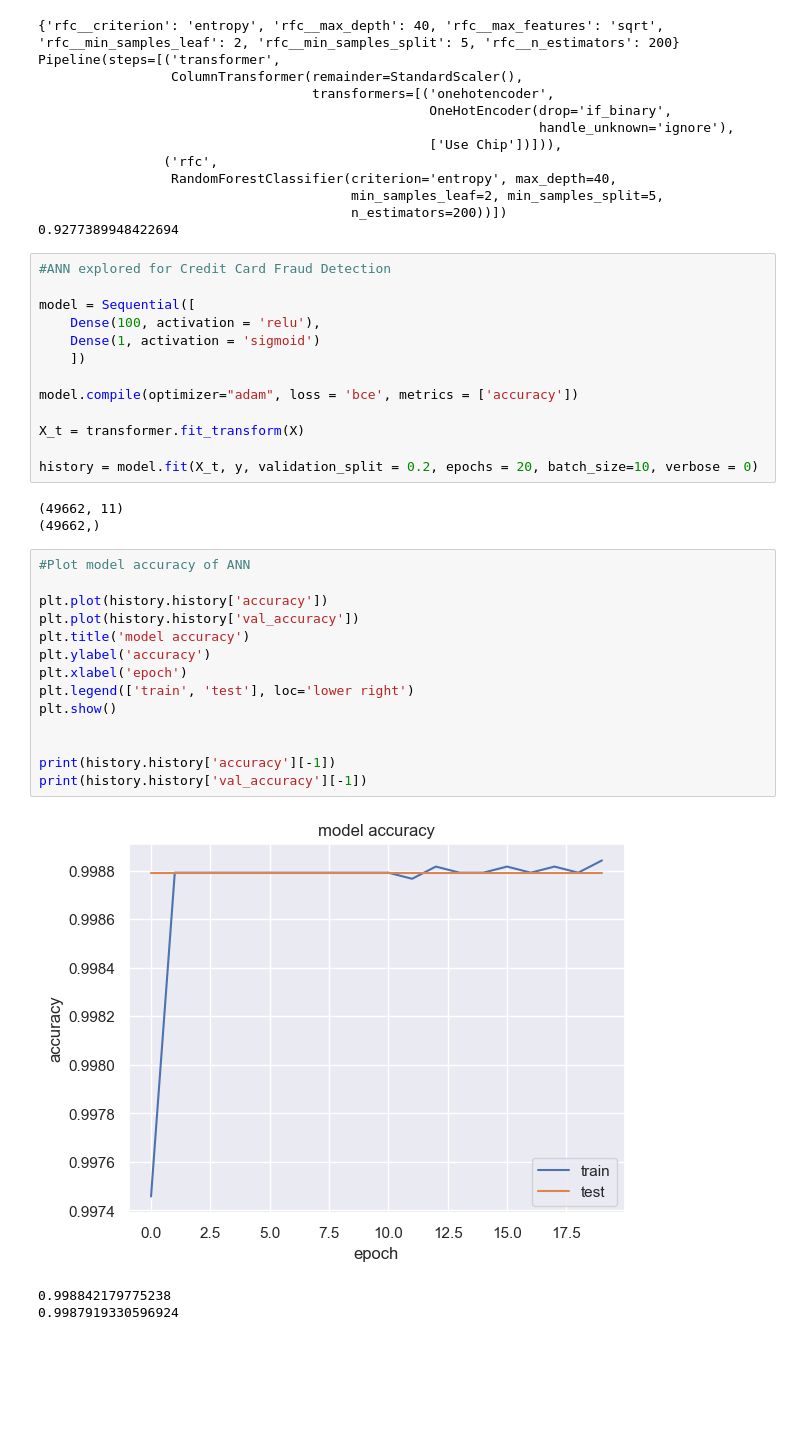
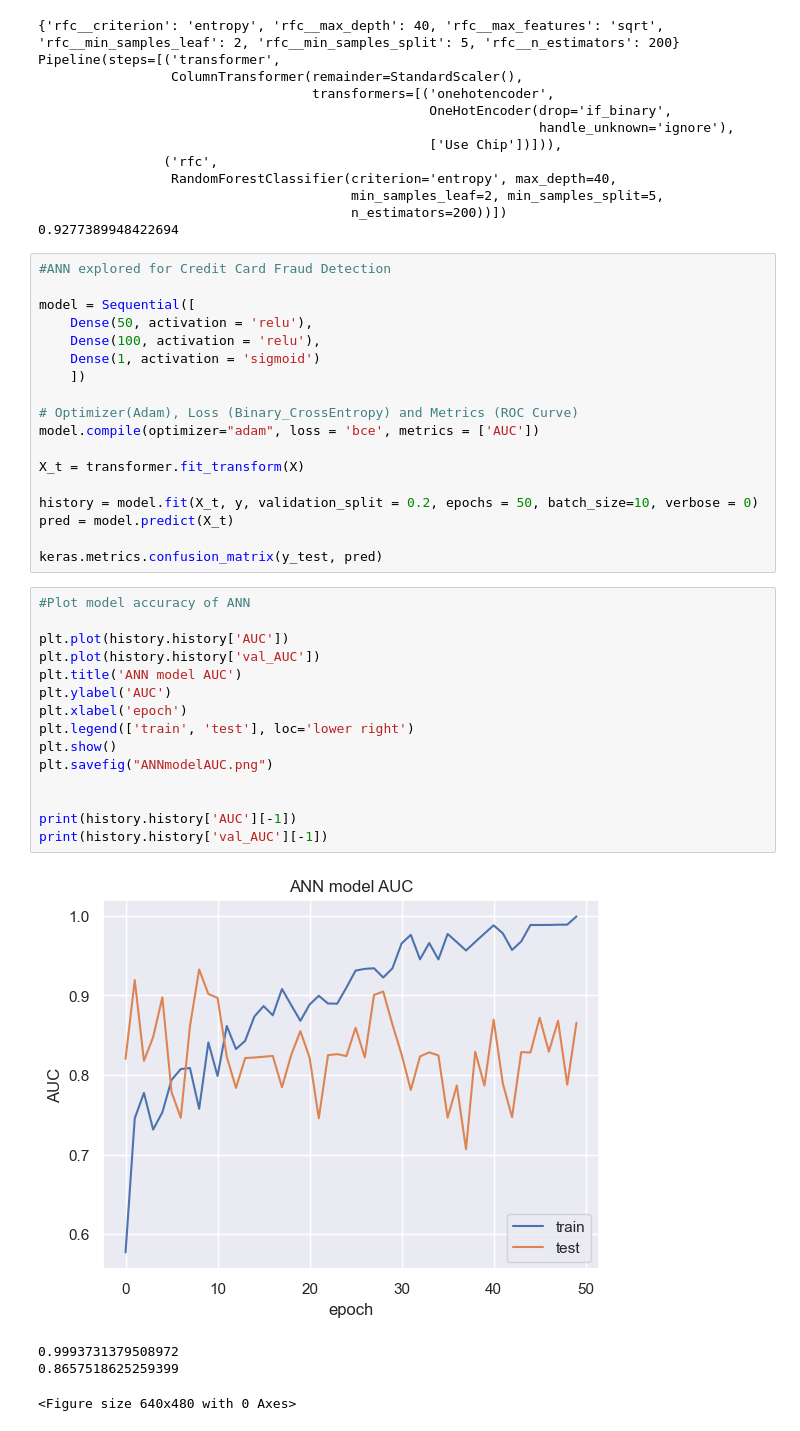
Before and after one commit to maskbit/creditcard-fraud-detection, a Jupyter notebook: fraud-ml.ipynb, the cells around one changed output. Cells and saved outputs as stored; diff of their text form; blank space fills up the shorter version.

```diff
--- a/fraud-ml.ipynb
+++ b/fraud-ml.ipynb
@@ -343,33 +349,37 @@ Pipeline(steps=[('transformer',
 #ANN explored for Credit Card Fraud Detection
 
 model = Sequential([
+    Dense(50, activation = 'relu'),
     Dense(100, activation = 'relu'),
     Dense(1, activation = 'sigmoid')
     ])
 
-model.compile(optimizer="adam", loss = 'bce', metrics = ['accuracy'])
+# Optimizer(Adam), Loss (Binary_CrossEntropy) and Metrics (ROC Curve)
+model.compile(optimizer="adam", loss = 'bce', metrics = ['AUC'])
 
 X_t = transformer.fit_transform(X)
 
-history = model.fit(X_t, y, validation_split = 0.2, epochs = 20, batch_size=10, verbose = 0)
+history = model.fit(X_t, y, validation_split = 0.2, epochs = 50, batch_size=10, verbose = 0)
+pred = model.predict(X_t)
+
+keras.metrics.confusion_matrix(y_test, pred)
-# %% [output]
-(49662, 11)
-(49662,)
-# %%
-#Plot model accuracy of ANN
-
-plt.plot(history.history['accuracy'])
-plt.plot(history.history['val_accuracy'])
-plt.title('model accuracy')
-plt.ylabel('accuracy')
-plt.xlabel('epoch')
-plt.legend(['train', 'test'], loc='lower right')
-plt.show()
-
-
-print(history.history['accuracy'][-1])
-print(history.history['val_accuracy'][-1])
-# %% [output]
-[figure, removed]
-0.998842179775238
-0.9987919330596924
+# %%
+#Plot model accuracy of ANN
+
+plt.plot(history.history['AUC'])
+plt.plot(history.history['val_AUC'])
+plt.title('ANN model AUC')
+plt.ylabel('AUC')
+plt.xlabel('epoch')
+plt.legend(['train', 'test'], loc='lower right')
+plt.show()
+plt.savefig("ANNmodelAUC.png")
+
+
+print(history.history['AUC'][-1])
+print(history.history['val_AUC'][-1])
+# %% [output]
+[figure, added]
+0.9993731379508972
+0.8657518625259399
+<Figure size 640x480 with 0 Axes>
```
Also changed, not shown: parts of 7 cells of this notebook, 4 other files.
